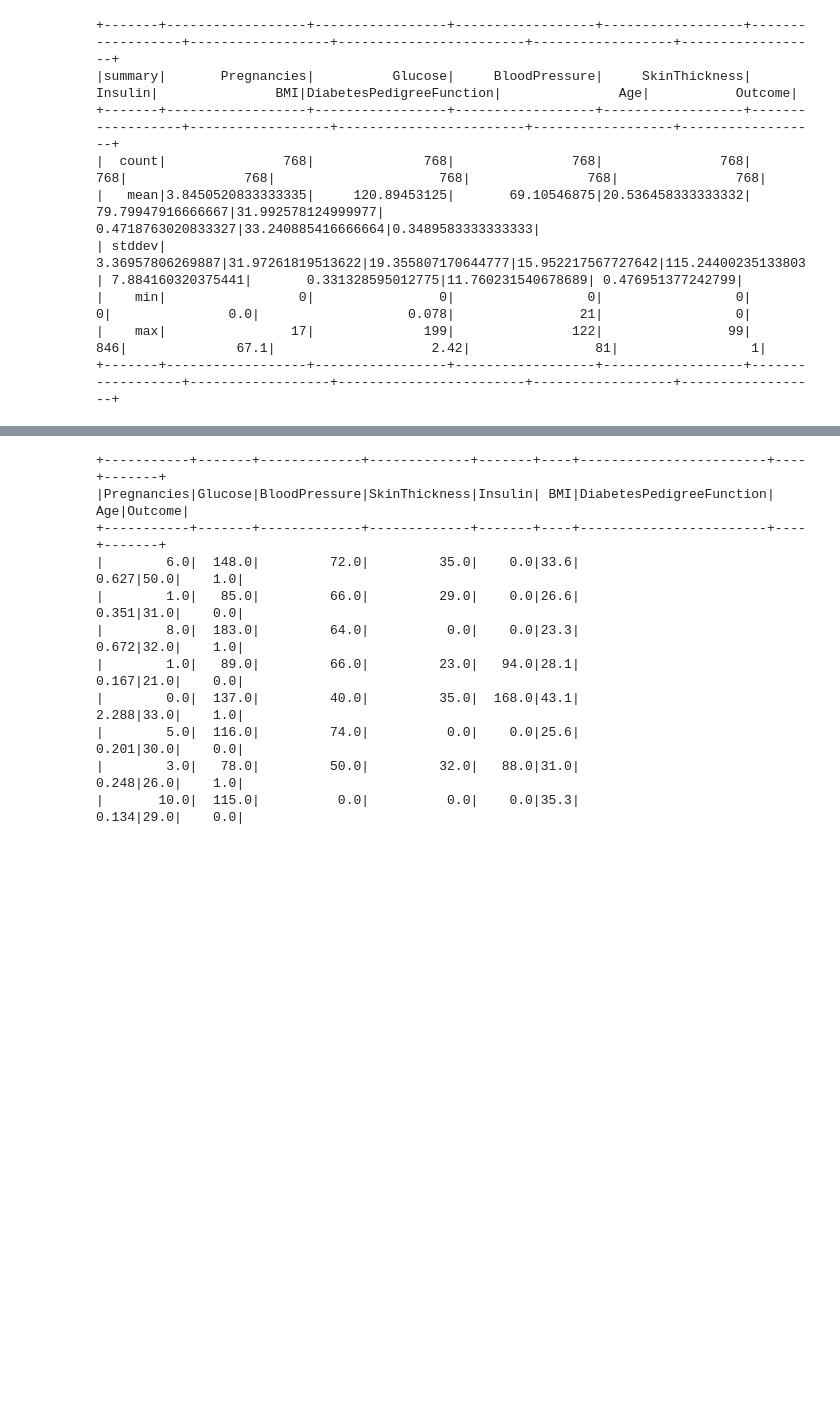
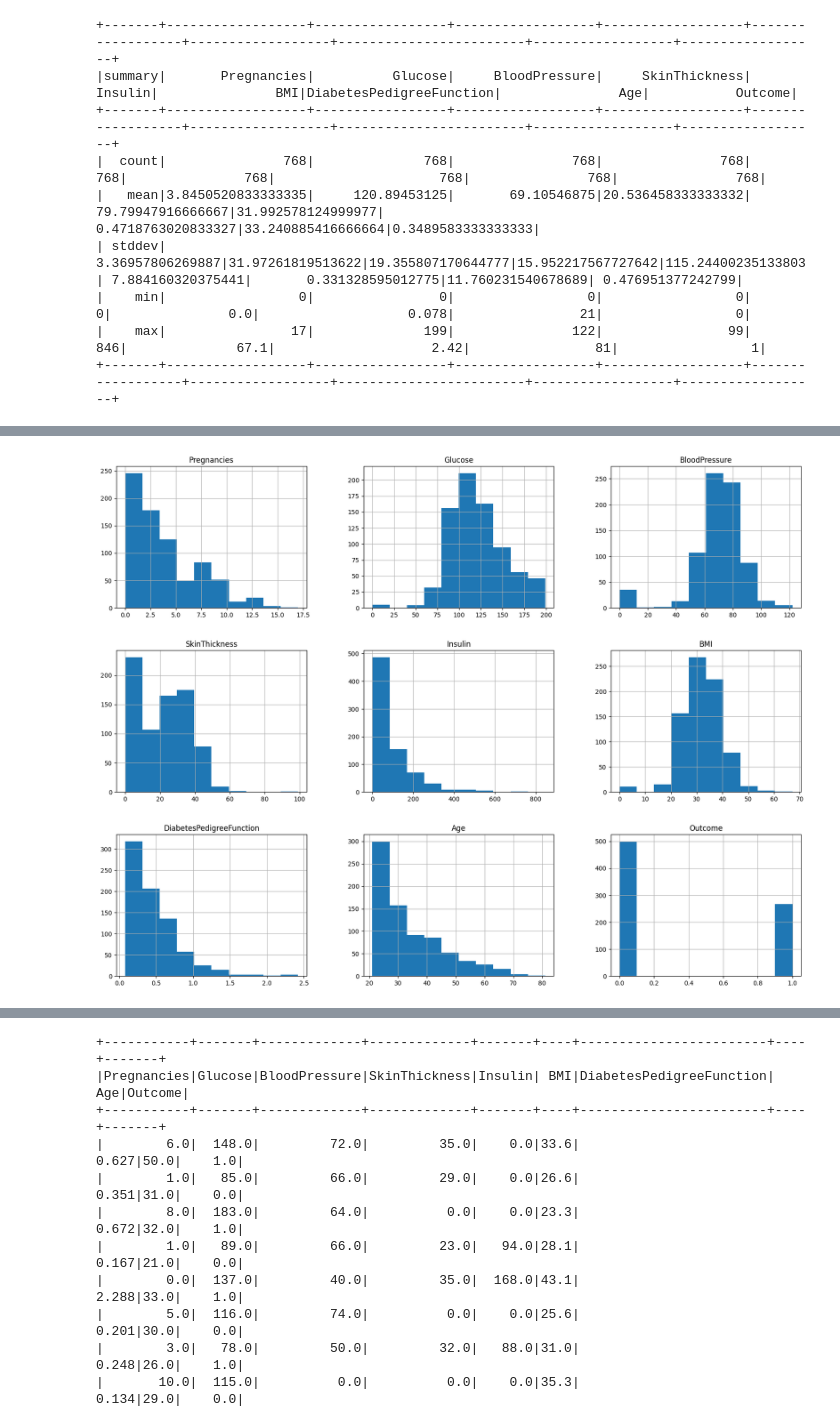
Before and after one commit to thatsaphon2745/Classification-Diabetes-Pyspark-HDFS, a Jupyter notebook: Classification.ipynb, the cells around one changed output, grey strips where cells are left out. Drawn from its saved outputs; the diff is of its cells as text; code cells hidden in the pictures; blank space fills up the shorter version.

```diff
--- a/Classification.ipynb
+++ b/Classification.ipynb
@@ -61,3 +66,6 @@ dataset.describe().show()
 |    min|                 0|                0|                 0|                 0|                 0|               0.0|                   0.078|                21|                 0|
 |    max|                17|              199|               122|                99|               846|              67.1|                    2.42|                81|                 1|
 +-------+------------------+-----------------+------------------+------------------+------------------+------------------+------------------------+------------------+------------------+
+# %%
+dataset_pandas = dataset.toPandas()
+dataset_pandas.shape
@@ -64,3 +96,8 @@ dataset.describe().show()
+# %%
+dataset_pandas.hist(figsize=(20, 15))
+plt.show()
+# %% [output]
+[figure, added]
 # %%
 pandas_df = dataset.toPandas()
 # ทำการ plot เพื่อดูจำนวนคนที่ไม่เป็นโรคเบาหวาน และเป็นโรคเบาหวาน
```
Also changed, not shown: parts of 34 cells of this notebook.
